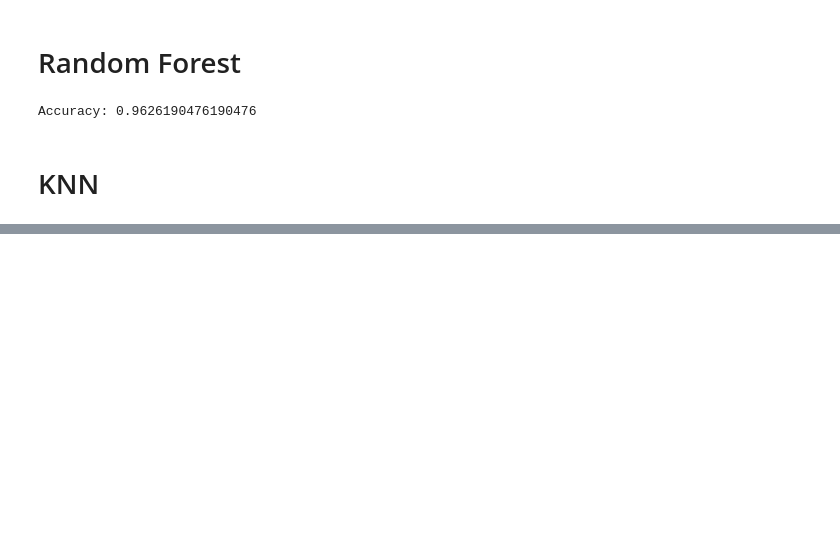
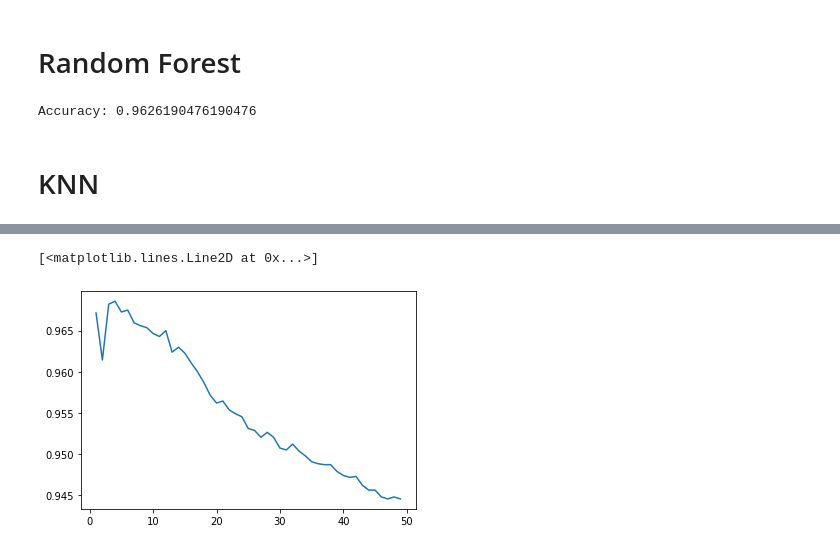
Before and after one commit to whitexgod/Handwriting-classifier, a Jupyter notebook: Digit recognizer.ipynb, the cells around one changed output, grey strips where cells are left out. Saved outputs shown, nothing was run; the diff lists cells and outputs as text; code cells hidden in the pictures; blank space fills up the shorter version.

```diff
--- a/Digit recognizer.ipynb
+++ b/Digit recognizer.ipynb
@@ -224,3 +228,23 @@ Accuracy: 0.9632142857142857
+# %%
+accuracy=[]
+for i in range (1,50):
+    #Import knearest neighbors Classifier model
+    from sklearn.neighbors import KNeighborsClassifier
+    #Create KNN Classifier
+    knn = KNeighborsClassifier(n_neighbors=i)
+    #Train the model using the training sets
+    knn.fit(X_train, y_train)
+    #Predict the response for test dataset
+    y_pred = knn.predict(X_test)
+    #Import scikit-learn metrics module for accuracy calculation
+    from sklearn import metrics
+    # Model Accuracy, how often is the classifier correct?
+    accuracy.append(metrics.accuracy_score(y_test, y_pred))
+# %%
+plt.plot(range(1,50),accuracy)
+# %% [output]
+[<matplotlib.lines.Line2D at 0x...>]
+[figure, added]
 # %%
 predictions=knn.predict(test)
 # %%
```
Also changed, not shown: parts of 2 cells of this notebook.
